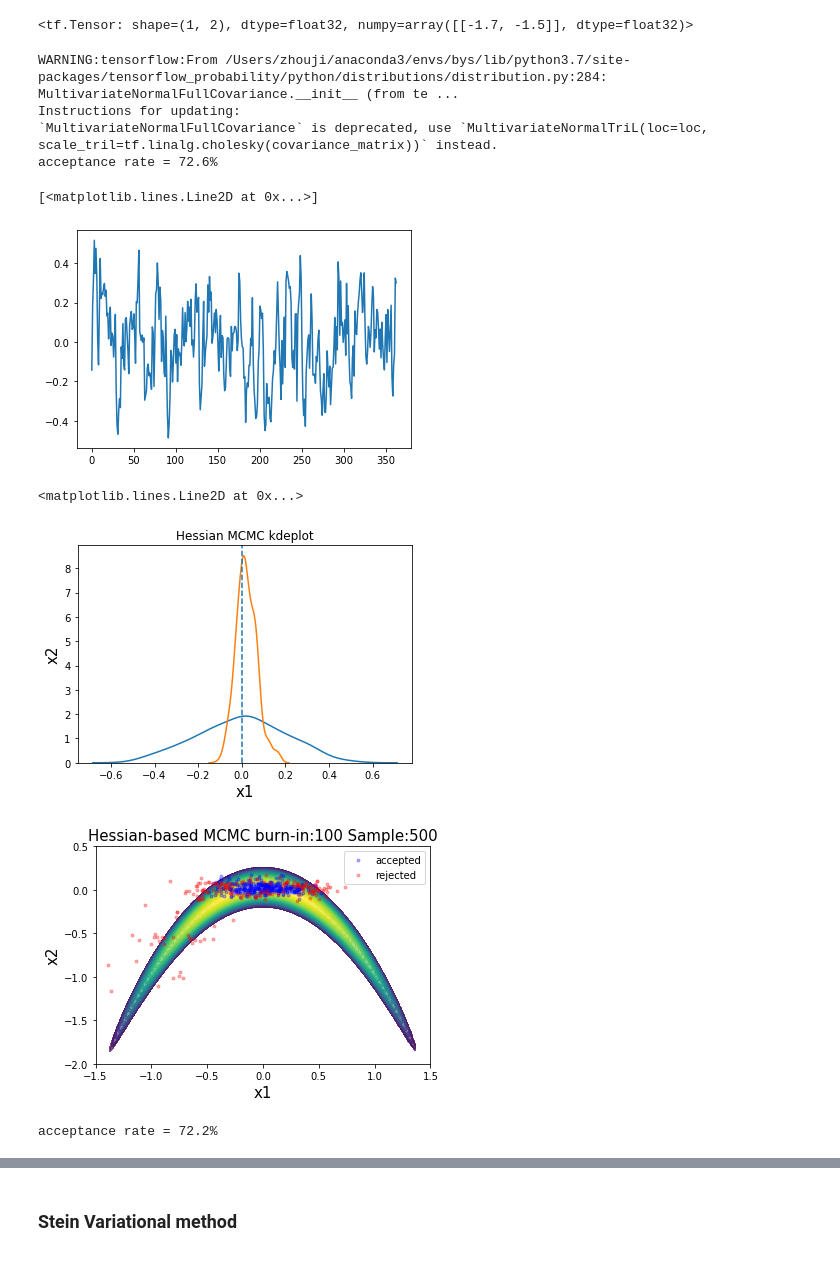
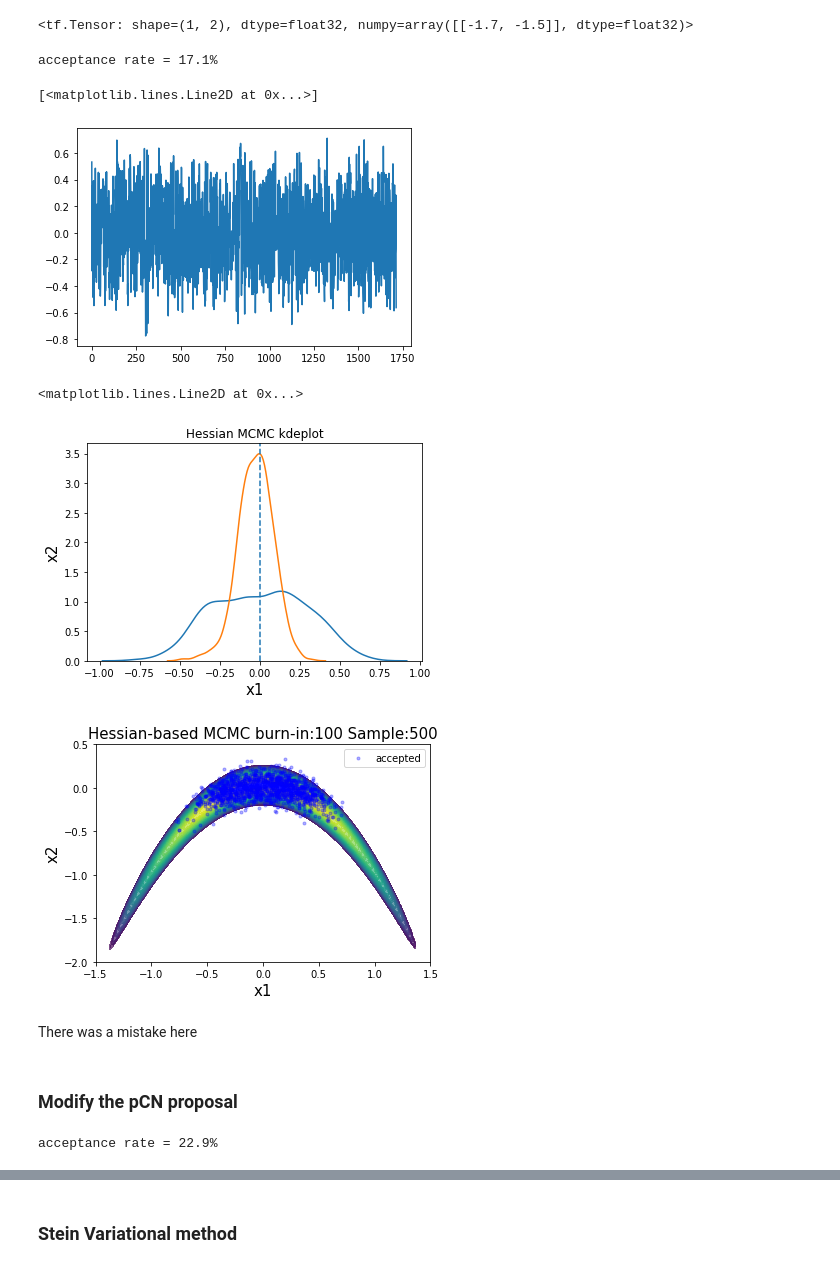
Before and after one commit to GeorgeLiang3/repository1, a Jupyter notebook: Banana/Banana_0.72.ipynb, the cells around one changed output, grey strips where cells are left out. Cells and saved outputs as stored; diff of their text form; code cells hidden in the pictures.

```diff
--- a/Banana/Banana_0.72.ipynb
+++ b/Banana/Banana_0.72.ipynb
@@ -121,5 +118,5 @@ NameError: name 'unnormalized_posterior_log_prob' is not defined
 # %%
-num_results = 500
+num_results = 5000
 burnin = 100
 
 initial_chain_state = tf.constant([[-1.,-1.]])
@@ -438,8 +435,8 @@ def negative_log_post(vars):
     return(tf.negative(joint_log_post(vars)))
 @tf.function
 def acceptance_gpCN(m_current , m_proposed):
-    delta_current = tf.add(negative_log_post(m_current),matrixcompute(m_current,MAP,C_post))
-    delta_proposed = tf.add(negative_log_post(m_proposed),matrixcompute(m_proposed,MAP,C_post))
+    delta_current = tf.subtract(negative_log_post(m_current),matrixcompute(m_current,MAP,C_post))
+    delta_proposed = tf.subtract(negative_log_post(m_proposed),matrixcompute(m_proposed,MAP,C_post))
 
     ## calculate accept ratio if exp()<1
     accept_ratio = tf.exp(tf.subtract(delta_current,delta_proposed))
@@ -455,17 +452,17 @@ def acceptance_gpCN(m_current , m_proposed):
 # %%
 from IPython.display import clear_output
 # define leaning rate
-beta = tf.constant(0.25)
+beta = tf.constant(0.85)
 
 @tf.function
-def draw_proposal(m_current):
+def draw_proposal(m_current,beta):
 
     _term1 = MAP
 
     ## sqrt term
-    tem_1 = tf.convert_to_tensor(tf.sqrt(1-beta**2),dtype = tf.float32)
+    tem_1 = tf.sqrt(1-beta**2)
     ## sqrt(1-beta^2)()
-    _term2 = tf.multiply(tem_1,(tf.subtract(m_current,MAP)))
+    _term2 = tem_1*(m_current-MAP)
 
     Xi = tfd.MultivariateNormalFullCovariance(
             loc = 0,
@@ -474,27 +471,27 @@ def draw_proposal(m_current):
     Xi_s = tfd.Sample(Xi)
     _term3 = tf.multiply(beta,Xi_s.sample())
 
-    m_proposed = tf.add(MAP,tf.add(_term2,_term3))
+    m_proposed = _term1+_term2+_term3
 
     return m_proposed
 # %%
 mu_init = tf.constant([[-1.7,-1.5]])
 # %%
-number_of_steps = 500
+number_of_steps = 10000
 
 def run_chain():
-    burn_in = 100
+    burn_in = 3000
     steps = number_of_steps
     k = 0
     accepted = []
     rejected = []
 
-    m_current = mu_init  # init m
+    m_current = MAP  # init m
 
 
     for k in range(steps+burn_in):
 
-        m_proposed = draw_proposal(m_current)
+        m_proposed = draw_proposal(m_current,beta)
 
         if acceptance_gpCN(m_current,m_proposed):
             m_current = m_proposed
@@ -514,10 +511,7 @@ print('acceptance rate = %0.1f%%' % (100*np.shape(accepted)[0]/number_of_steps))
 
 accepted = np.array(accepted)
 # %% [output]
-WARNING:tensorflow:From /Users/zhouji/anaconda3/envs/bys/lib/python3.7/site-packages/tensorflow_probability/python/distributions/distribution.py:284: MultivariateNormalFullCovariance.__init__ (from te ...
-Instructions for updating:
-`MultivariateNormalFullCovariance` is deprecated, use `MultivariateNormalTriL(loc=loc, scale_tril=tf.linalg.cholesky(covariance_matrix))` instead.
-acceptance rate = 72.6%
+acceptance rate = 17.1%
 # %%
 # for beta in np.arange(0.1,1,0.01):
 #     accepted,rejected = run_chain()
@@ -528,7 +522,7 @@ acceptance rate = 72.6%
 plt.plot(accepted[:,0])
 # %% [output]
 [<matplotlib.lines.Line2D at 0x...>]
-[figure, old version]
+[figure, new version]
 # %%
 sns.kdeplot(accepted[:,0])
 sns.kdeplot(accepted[:,1])
@@ -540,17 +534,17 @@ plt.axvline(x=0, linestyle='--')
 # plt.savefig('/Users/zhouji/Documents/Results/Banana/kde_Hess.png')
 # %% [output]
 <matplotlib.lines.Line2D at 0x...>
-[figure, old version]
+[figure, new version]
 # %%
 # sns.kdeplot(x_accepted,y_accepted,ax=ax1)
 accepted = np.array(accepted)
 rejected = np.array(rejected)
 
 plt.title('Hessian-based MCMC burn-in:100 Sample:500',fontsize = 15)
 plt.plot(accepted[:,0],accepted[:,1],'b.',label = 'accepted',alpha = 0.3)
-plt.plot(rejected[:,0],rejected[:,1],'r.',label = 'rejected',alpha = 0.3)
+# plt.plot(rejected[:,0],rejected[:,1],'r.',label = 'rejected',alpha = 0.3)
 plt.legend(loc = 'upper right')
 draw_post()
 # plt.savefig('/Users/zhouji/Documents/Results/Banana/Hessian_MCMC.png')
 # %% [output]
-[figure, old version]
+[figure, new version]
@@ -570,3 +576,7 @@ def acceptance_pCN(m_current , m_proposed):
         return True
     else:
         return False
+# %% [markdown]
+There was a mistake here
+# %% [markdown]
+### Modify the pCN proposal
@@ -612,8 +642,7 @@ accepted,rejected = run_chain()
 # %%
-np.shape(accepted)[0]
 print('acceptance rate = %0.1f%%' % (100*np.shape(accepted)[0]/number_of_steps))
 # %% [output]
-acceptance rate = 72.2%
+acceptance rate = 22.9%
 # %%
 accepted = np.array(accepted)
 rejected = np.array(rejected)
```
Also changed, not shown: parts of 18 cells of this notebook, 6 other files.
